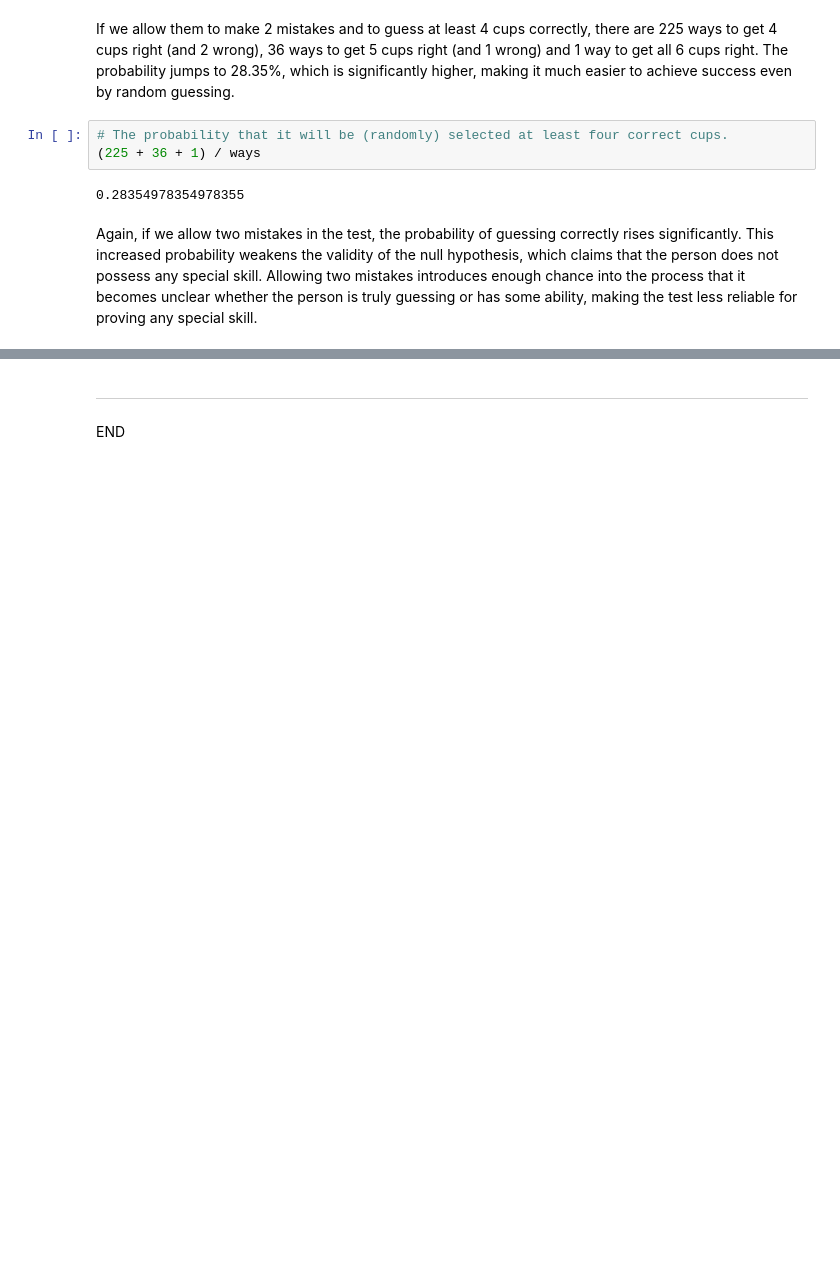
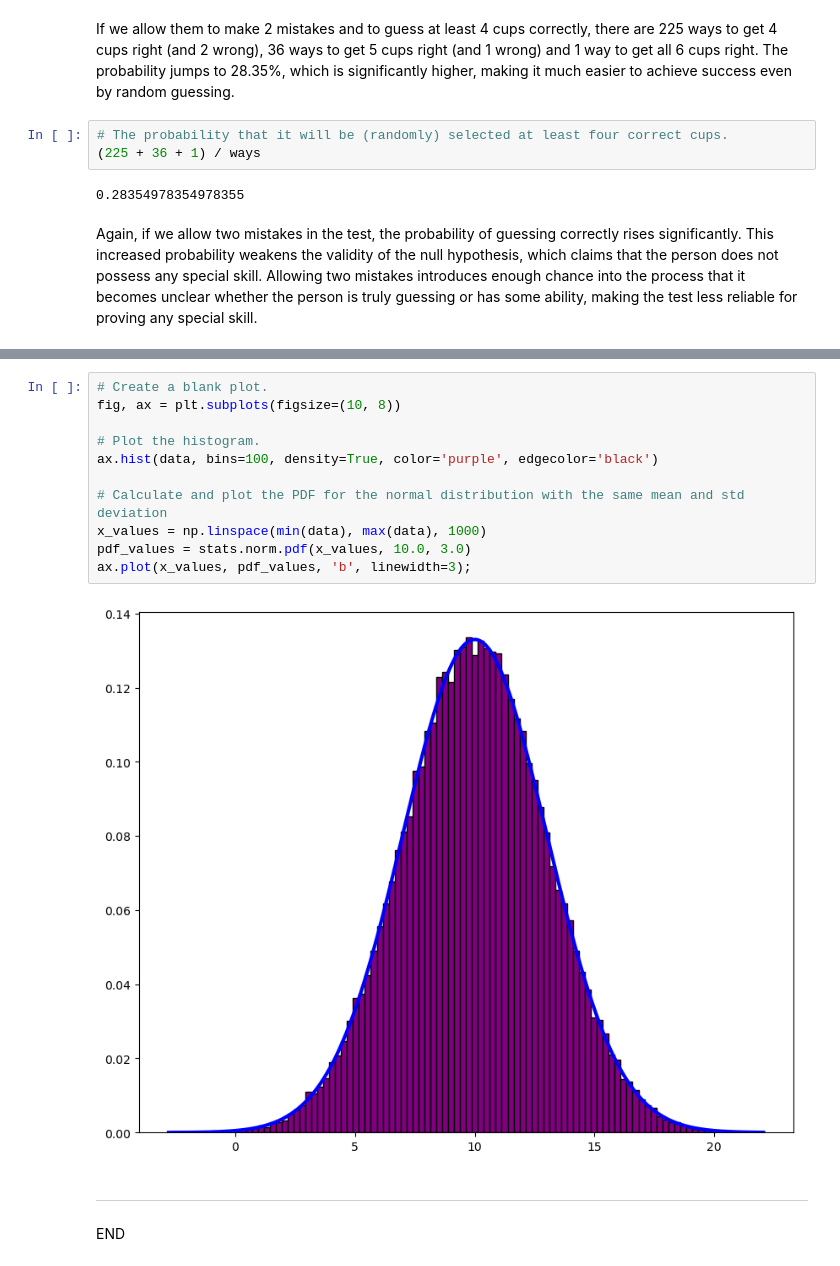
Before and after one commit to YuliiaKharchenko/applied_statistics, a Jupyter notebook: tasks.ipynb, the cells around one changed output, grey strips where cells are left out. Cells and saved outputs as stored; diff of their text form; blank space fills up the shorter version.

```diff
--- a/tasks.ipynb
+++ b/tasks.ipynb
@@ -178,3 +245,16 @@ Again, if we allow two mistakes in the test, the probability of guessing correct
+# %%
+# Create a blank plot.
+fig, ax = plt.subplots(figsize=(10, 8))
+
+# Plot the histogram.
+ax.hist(data, bins=100, density=True, color='purple', edgecolor='black')
+
+# Calculate and plot the PDF for the normal distribution with the same mean and std deviation
+x_values = np.linspace(min(data), max(data), 1000)
+pdf_values = stats.norm.pdf(x_values, 10.0, 3.0)
+ax.plot(x_values, pdf_values, 'b', linewidth=3);
+# %% [output]
+[figure, added]
 # %% [markdown]
 ***
 
```
Also changed, not shown: parts of 9 cells of this notebook.
